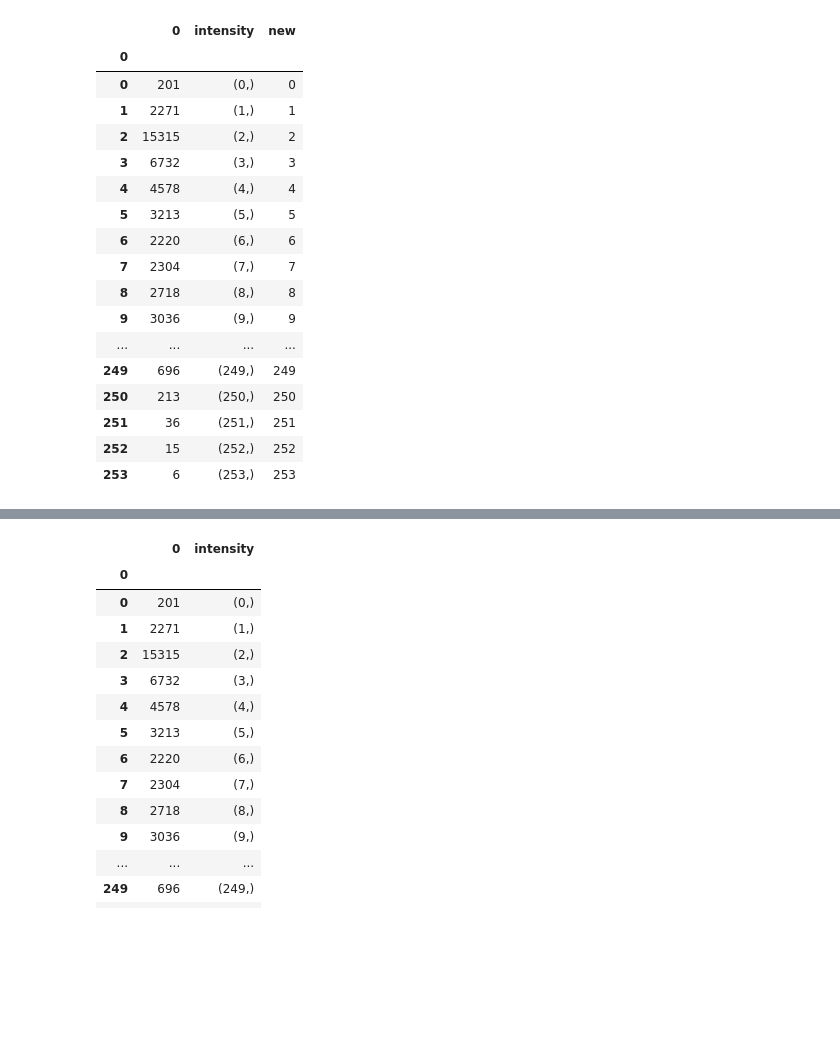
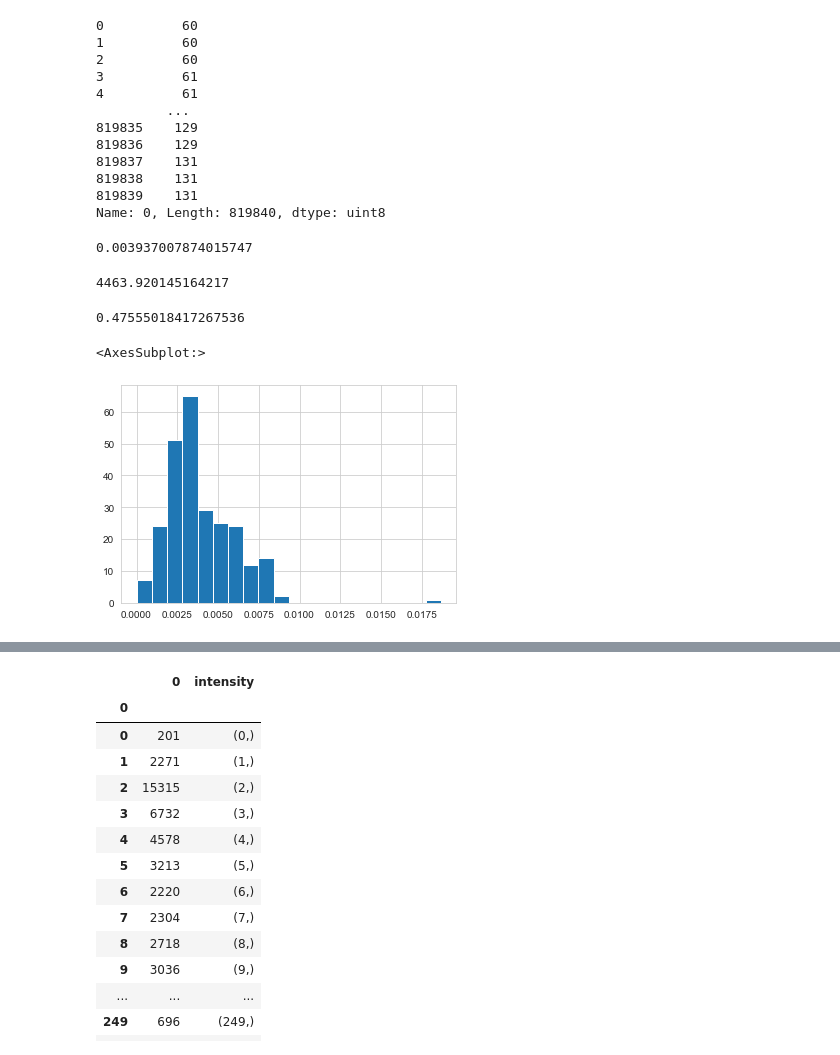
Before and after one commit to TRO-Wolf/cvision, a Jupyter notebook: Stable Matching Algorithm 3.ipynb, the cells around one changed output, grey strips where cells are left out. Cells and saved outputs as stored; diff of their text form; code cells hidden in the pictures; blank space fills up the shorter version.

```diff
--- a/Stable Matching Algorithm 3.ipynb
+++ b/Stable Matching Algorithm 3.ipynb
@@ -67,8 +71,8 @@ from functools import reduce
 # %%
-gray_img = cv.imread("/Users/johnh/grayscaledog.png")
-color_img = cv.imread("/Users/johnh/colordog.jpg")
+gray_img = cv.imread("grayscaledog.png")
+color_img = cv.imread("colordog.jpg")
 
-lowcon_img = cv.imread("/Users/johnh/lowcontrast.jpg")
-highcon_img = cv.imread("/Users/johnh/highcontrast.jpeg")
+lowcon_img = cv.imread("lowcontrast.jpg")
+highcon_img = cv.imread("highcontrast.jpeg")
 # %%
 picture_list = [gray_img, color_img, lowcon_img, highcon_img]
@@ -93,23 +237,53 @@ def organize_data(image):
+# %%
+bdata[0]
+# %% [output]
+0          60
+1          60
+2          60
+3          61
+4          61
+         ...
+819835    129
+819836    129
+819837    131
+819838    131
+819839    131
+Name: 0, Length: 819840, dtype: uint8
+# %%
+def shape_it(image):
+    return image.reshape(-1, 1)
+
+def organize_data(image):
+    n = shape_it(image)
+    base_data = pd.DataFrame(n)
+    counts_data = base_data.value_counts()
+    data = pd.DataFrame(counts_data)
+    data.sort_index(inplace=True)
+    data.rename(columns={0:"counts"}, inplace=True)
+    data['Probability'] = data['counts'] / data['counts'].sum()
+    data['Intensity'] = reduce(lambda x, y: x + y, data.index)
+    data['Equation 3'] = data['Probability'] * data['Intensity']
+    data['Mean'] = data['Equation 3'].sum()
+    data['Variance'] = ((data['Intensity'] - data['Mean'])**2) * data['Probability']
+    data['SKEW'] = data
+
+    return data
+# %%
+data['Probability'].mean()
+# %% [output]
+0.003937007874015747
+# %%
+data['Variance'].sum()
+# %% [output]
+4463.920145164217
+# %%
+data['Equation 3'].mean()
+# %% [output]
+0.47555018417267536
 # %%
 data = organize_data(gray_img)
-# %%
-data
-# %% [output]
-|  | 0 | intensity | new |
-| 0 |  |  |  |
-| 0 | 201 | (0,) | 0 |
-| 1 | 2271 | (1,) | 1 |
-| 2 | 15315 | (2,) | 2 |
-| 3 | 6732 | (3,) | 3 |
-| 4 | 4578 | (4,) | 4 |
-| 5 | 3213 | (5,) | 5 |
-| 6 | 2220 | (6,) | 6 |
-| 7 | 2304 | (7,) | 7 |
-| 8 | 2718 | (8,) | 8 |
-| 9 | 3036 | (9,) | 9 |
-| ... | ... | ... | ... |
-| 249 | 696 | (249,) | 249 |
-| 250 | 213 | (250,) | 250 |
-| 251 | 36 | (251,) | 251 |
-| 252 | 15 | (252,) | 252 |
-| 253 | 6 | (253,) | 253 |
+# %%
+data['Probability'].hist(bins=20)
+# %% [output]
+<AxesSubplot:>
+[figure, added]
```
Also changed, not shown: parts of 47 cells of this notebook, 1 other file.
